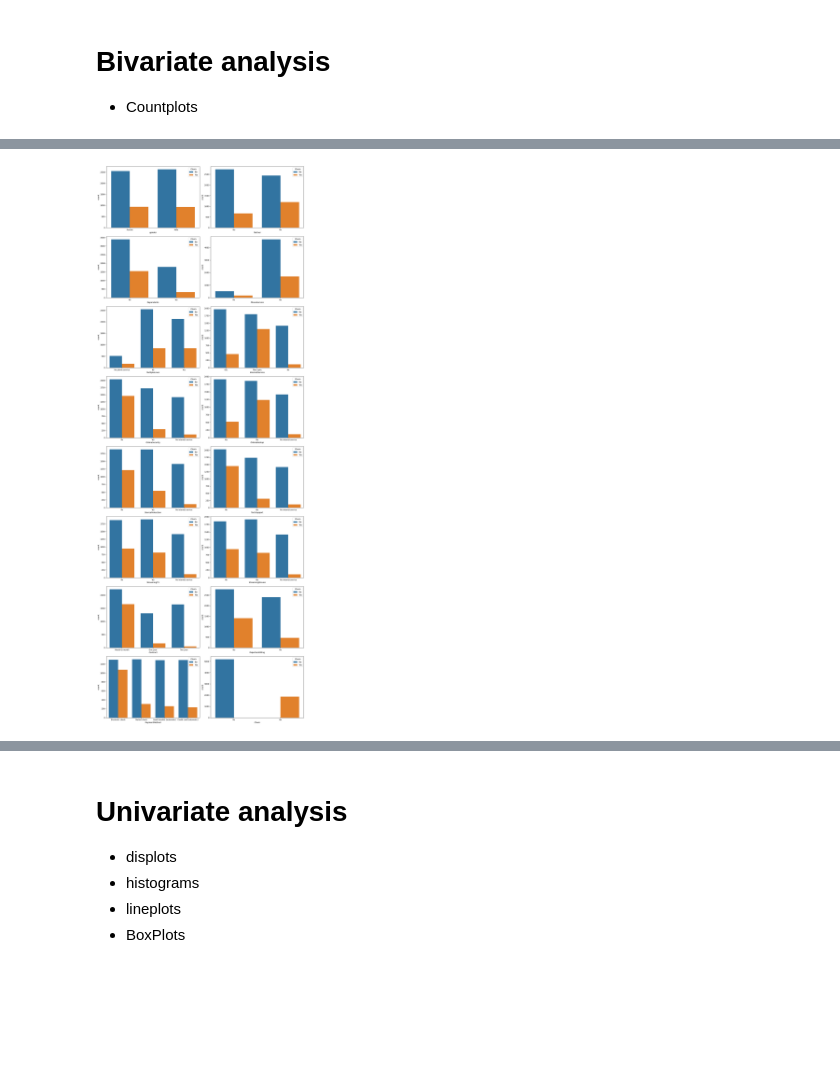
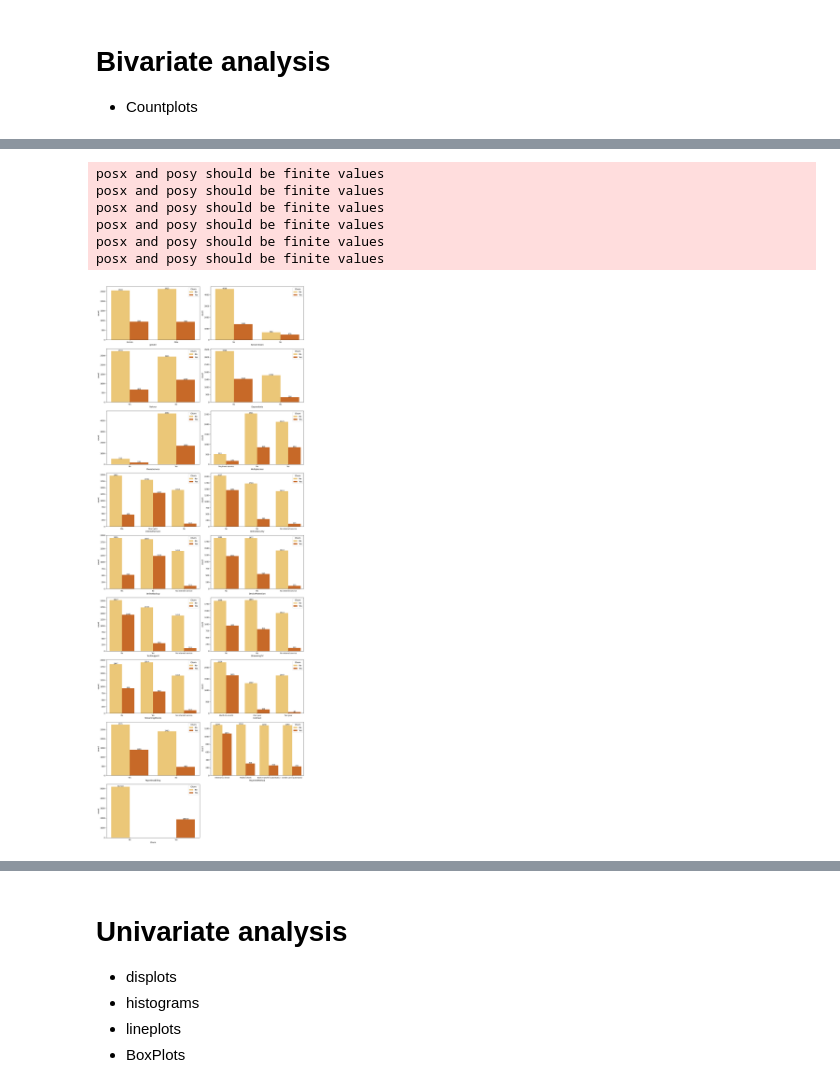
Before and after one commit to Eric-Oliveira-ds/Telco-Customer-Churn, a Jupyter notebook: notebook/EDA.ipynb, the cells around one changed output, grey strips where cells are left out. Saved outputs shown, nothing was run; the diff lists cells and outputs as text; code cells hidden in the pictures; blank space fills up the shorter version.

```diff
--- a/notebook/EDA.ipynb
+++ b/notebook/EDA.ipynb
@@ -410,16 +409,26 @@ memory usage: 880.5+ KB
 # %%
 # visualizing Churn by categorical variables
 
 plt.figure(figsize=(15,40))
 
 for i in range(len(df_count_plot.columns)):
 
-    plt.subplot(8,2,i+1)
-    sns.countplot(data=df_count_plot, x = df_count_plot[df_count_plot.columns[i]], hue = "Churn")
+    plt.subplot(9,2,i+1)
+    ax = sns.countplot(data=df_count_plot, x = df_count_plot[df_count_plot.columns[i]], hue = "Churn", palette='YlOrBr')
+
+    for rect in ax.patches:
+        ax.text(rect.get_x() + rect.get_width() / 2, rect.get_height() + 2, rect.get_height(), horizontalalignment='center', fontsize = 9)
+
     plt.xticks(fontsize=9)
-    plt.tight_layout()
+    plt.tight_layout();
 # %% [output]
+posx and posy should be finite values
+posx and posy should be finite values
+posx and posy should be finite values
+posx and posy should be finite values
+posx and posy should be finite values
+posx and posy should be finite values
-[figure, old version]
+[figure, new version]
 # %% [markdown]
 - So what of this categorigal variables grouped by Churn target
 
```
Also changed, not shown: parts of 18 cells of this notebook.
